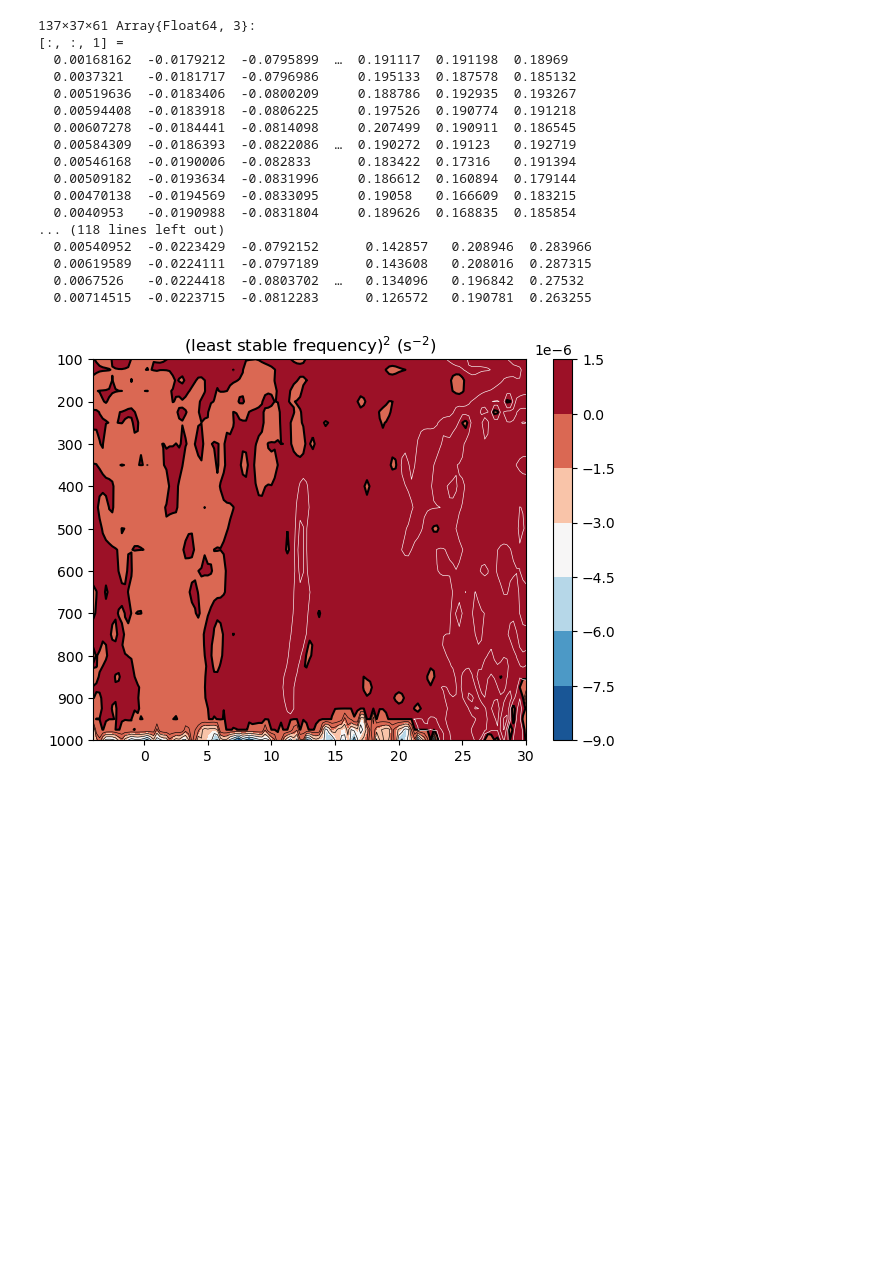
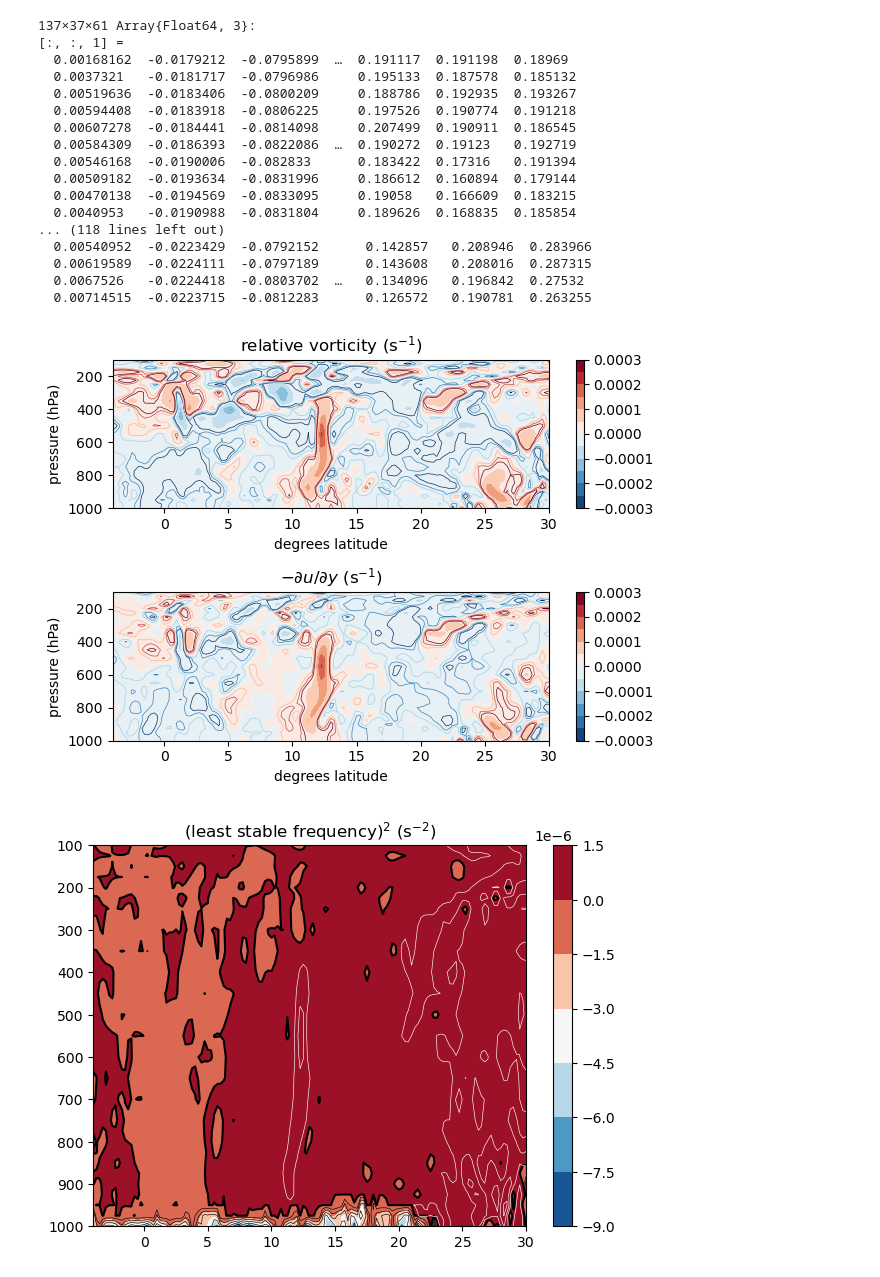
Before and after one commit to deszoeke/ASTRAL-era5, a Jupyter notebook: src/plot_69e.ipynb, the cells around one changed output. Drawn from its saved outputs; the diff is of its cells as text; code cells hidden in the pictures; blank space fills up the shorter version.

```diff
--- a/src/plot_69e.ipynb
+++ b/src/plot_69e.ipynb
@@ -311,34 +311,36 @@ contourf(ds[:latitude][:], ds[:level][:],
 colorbar()
 contour(ds[:latitude][:], ds[:level][:],
     pd(ds[:vo][1,:,:,it]),
     cmap=ColorMap("RdBu_r"),
     # vmin=-3e-4, vmax=3e-4,
     levels=1e-5*(-3:3),
     linewidths=0.5 )
 ylim([1000,100])
 xlabel("degrees latitude")
 ylabel("pressure (hPa)")
 title("relative vorticity (s"*L"^{-1}"*")")
 
 subplot(2,1,2)
 contourf( ds[:latitude][:], ds[:level][:],
     pd(-dudy[:,:,it]),
    #vmin=-3e-4, vmax=3e-4,
     levels=1e-4.*(-3:0.5:3),
     cmap=ColorMap("RdBu_r"))
 colorbar()
 contour( ds[:latitude][:], ds[:level][:],
     pd(-dudy[:,:,it]),
     #vmin=-3e-4, vmax=3e-4,
     levels=1e-5.*(-3:3),
     cmap=ColorMap("RdBu_r"),
     linewidths=0.5 )
 ylim([1000, 100])
 xlabel("degrees latitude")
 ylabel("pressure (hPa)")
 title(L"-\partial u/\partial y"*" (s"*L"^{-1}"*")")
 tight_layout()
-#gcf()
+gcf()
+# %% [output]
+[figure, added]
 # %%
 # characteristic frequencies for dry symmetric instabilities
 # in the meridional-vertical plane (69E)
```
Also changed, not shown: parts of 3 cells of this notebook, 1 other file.
